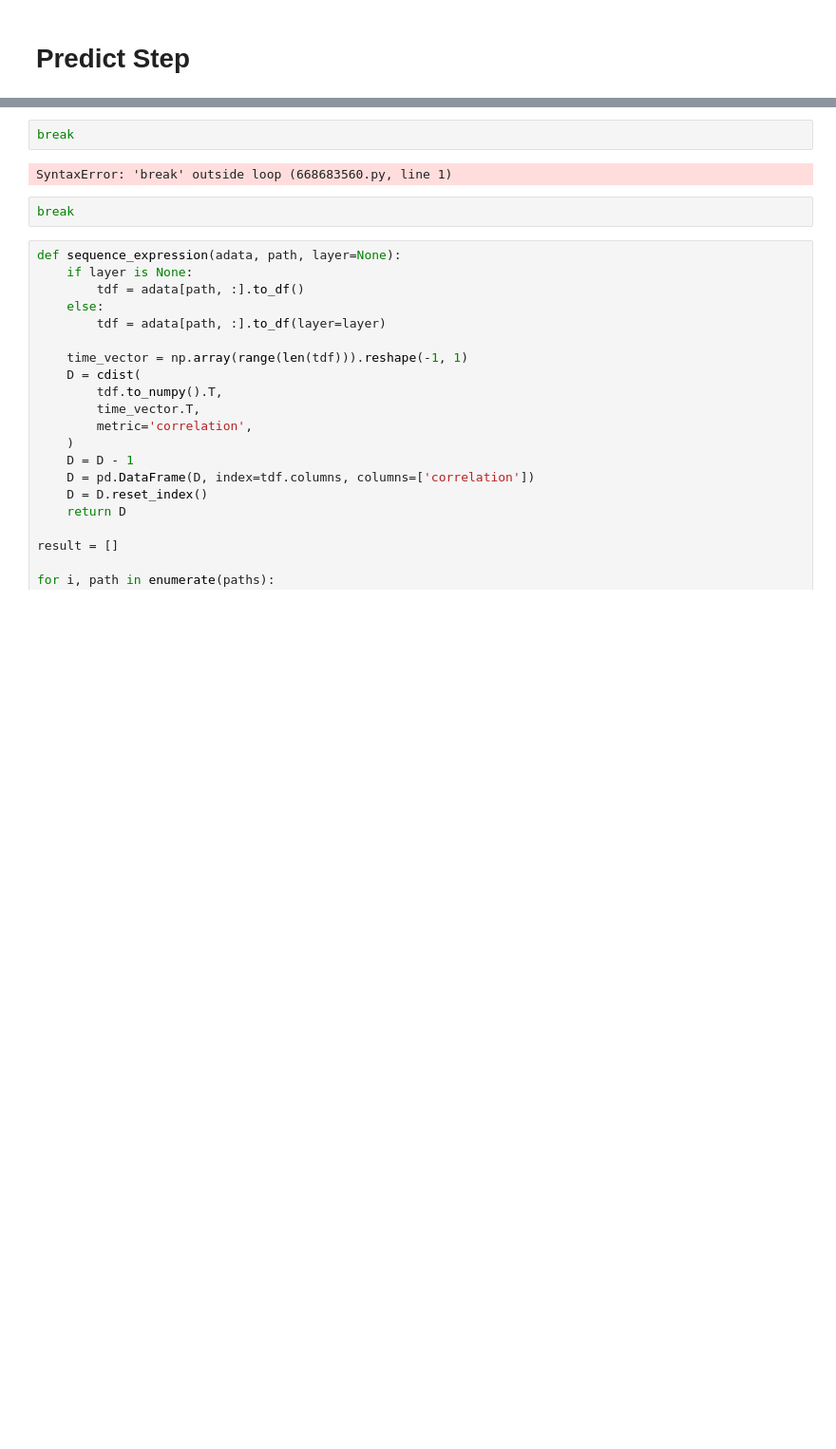
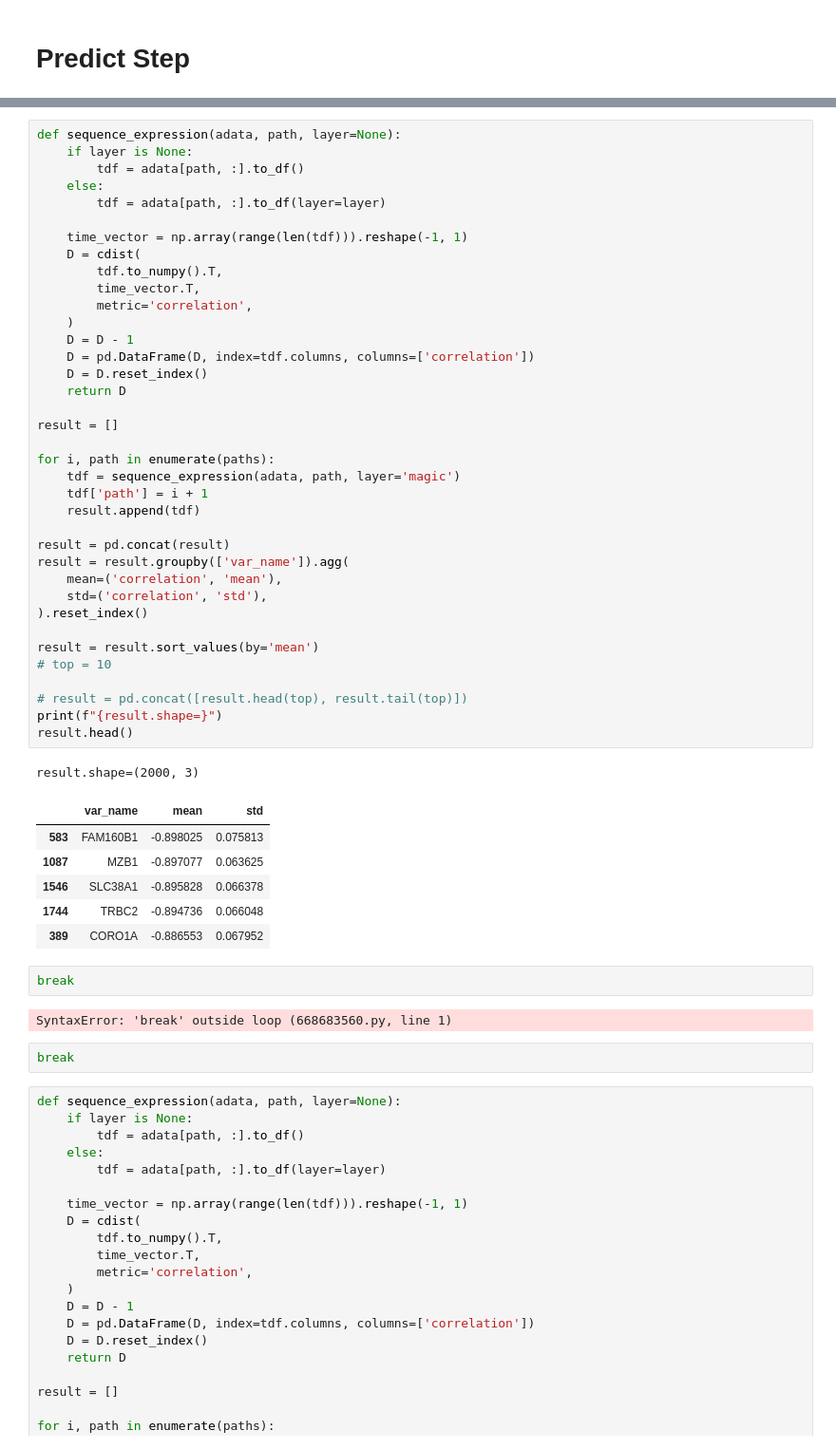
Before and after one commit to CooperStansbury/hematokytos, a Jupyter notebook: notebooks/NextCell/viz_data.ipynb, the cells around one changed output, grey strips where cells are left out. Shown: that part at 95% size. Drawn from its saved outputs; the diff is of its cells as text; blank space fills up the shorter version.

```diff
--- a/notebooks/NextCell/viz_data.ipynb
+++ b/notebooks/NextCell/viz_data.ipynb
@@ -592,3 +598,48 @@ edf.head()
+# %%
+def sequence_expression(adata, path, layer=None):
+    if layer is None:
+        tdf = adata[path, :].to_df()
+    else:
+        tdf = adata[path, :].to_df(layer=layer)
+
+    time_vector = np.array(range(len(tdf))).reshape(-1, 1)
+    D = cdist(
+        tdf.to_numpy().T,
+        time_vector.T,
+        metric='correlation',
+    )
+    D = D - 1
+    D = pd.DataFrame(D, index=tdf.columns, columns=['correlation'])
+    D = D.reset_index()
+    return D
+
+result = []
+
+for i, path in enumerate(paths):
+    tdf = sequence_expression(adata, path, layer='magic')
+    tdf['path'] = i + 1
+    result.append(tdf)
+
+result = pd.concat(result)
+result = result.groupby(['var_name']).agg(
+    mean=('correlation', 'mean'),
+    std=('correlation', 'std'),
+).reset_index()
+
+result = result.sort_values(by='mean')
+# top = 10
+
+# result = pd.concat([result.head(top), result.tail(top)])
+print(f"{result.shape=}")
+result.head()
+# %% [output]
+result.shape=(2000, 3)
+|  | var_name | mean | std |
+| 583 | FAM160B1 | -0.898025 | 0.075813 |
+| 1087 | MZB1 | -0.897077 | 0.063625 |
+| 1546 | SLC38A1 | -0.895828 | 0.066378 |
+| 1744 | TRBC2 | -0.894736 | 0.066048 |
+| 389 | CORO1A | -0.886553 | 0.067952 |
 # %%
 break
 # %% [output]
```
Also changed, not shown: parts of 10 cells of this notebook, 10 other files.
